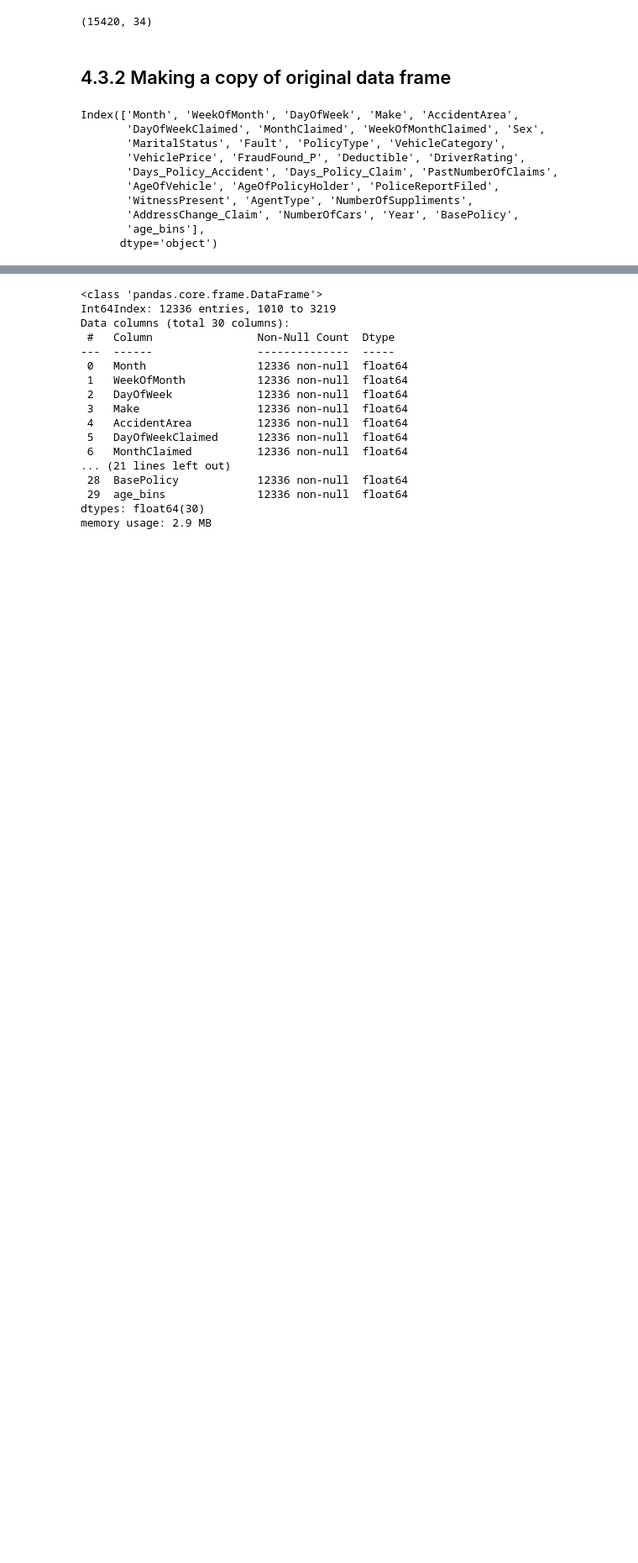
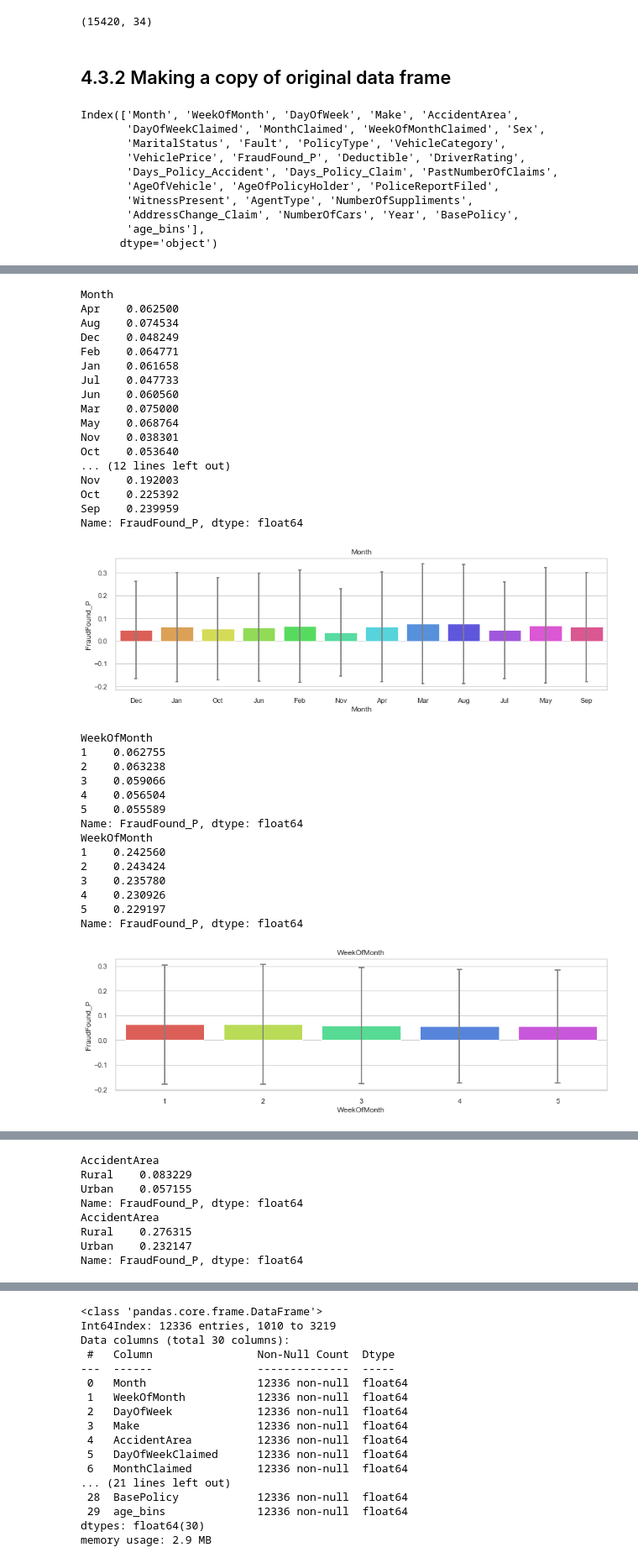
Before and after one commit to vishrast/Vehicle-Insurance-Fraud-Detection-, a Jupyter notebook: PycaretNewtarget.ipynb, the cells around one changed output, grey strips where cells are left out. Shown at 84% size. Drawn from its saved outputs; the diff is of its cells as text; code cells hidden in the pictures; blank space fills up the shorter version.

```diff
--- a/PycaretNewtarget.ipynb
+++ b/PycaretNewtarget.ipynb
@@ -843,0 +718,58 @@ Name: FraudFound_P, dtype: float64
+# %%
+for i in ['Month', 'WeekOfMonth', 'DayOfWeek', 'Make', 'AccidentArea',
+       'DayOfWeekClaimed', 'MonthClaimed', 'WeekOfMonthClaimed', 'Sex',
+       'MaritalStatus', 'Fault', 'PolicyType', 'VehicleCategory',
+       'VehiclePrice', 'Deductible', 'DriverRating',
+       'Days_Policy_Accident', 'Days_Policy_Claim', 'PastNumberOfClaims',
+       'AgeOfVehicle', 'AgeOfPolicyHolder', 'PoliceReportFiled',
+       'WitnessPresent', 'AgentType', 'NumberOfSuppliments',
+       'AddressChange_Claim', 'NumberOfCars', 'Year', 'BasePolicy',
+       'age_bins']:
+    sns.set(style="whitegrid")
+    plt.figure(figsize=(12,4))
+    ax=sns.barplot(x = i, y = 'FraudFound_P',  data = vflabel,
+            palette = 'hls',
+            capsize = 0.05,
+            saturation = 8,
+            errcolor = 'gray', errwidth = 2,
+            ci = 'sd'
+            ).set(title=i)
+
+    print(vf.groupby([i]).mean()['FraudFound_P'])
+    print(vf.groupby([i]).std()['FraudFound_P'])
+    plt.tight_layout()
+    plt.show()
+# %% [output]
+Month
+Apr    0.062500
+Aug    0.074534
+Dec    0.048249
+Feb    0.064771
+Jan    0.061658
+Jul    0.047733
+Jun    0.060560
+Mar    0.075000
+May    0.068764
+Nov    0.038301
+Oct    0.053640
+... (12 lines left out)
+Nov    0.192003
+Oct    0.225392
+Sep    0.239959
+Name: FraudFound_P, dtype: float64
+[figure, added]
+WeekOfMonth
+1    0.062755
+2    0.063238
+3    0.059066
+4    0.056504
+5    0.055589
+Name: FraudFound_P, dtype: float64
+WeekOfMonth
+1    0.242560
+2    0.243424
+3    0.235780
+4    0.230926
+5    0.229197
+Name: FraudFound_P, dtype: float64
+[figure, added]
@@ -843,0 +813,8 @@ Name: FraudFound_P, dtype: float64
+AccidentArea
+Rural    0.083229
+Urban    0.057155
+Name: FraudFound_P, dtype: float64
+AccidentArea
+Rural    0.276315
+Urban    0.232147
+Name: FraudFound_P, dtype: float64
```
Also changed, not shown: parts of 6 cells of this notebook.
